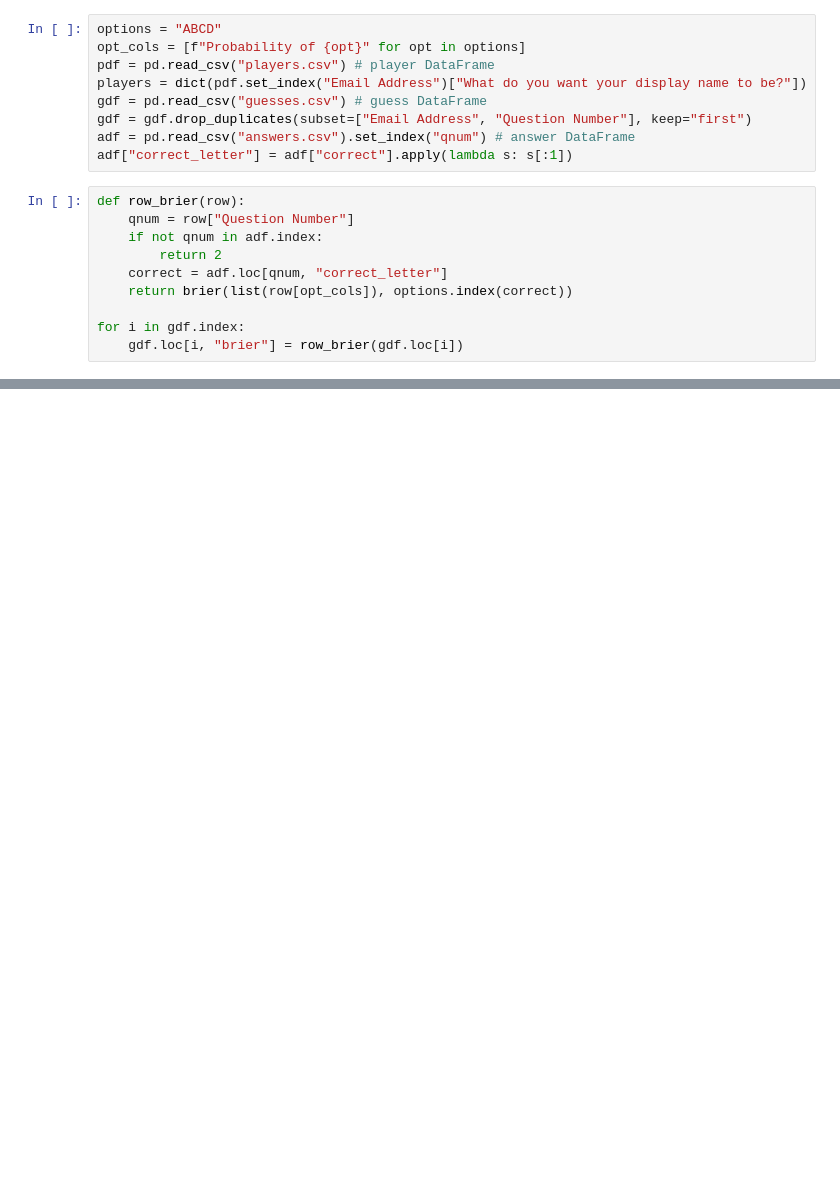
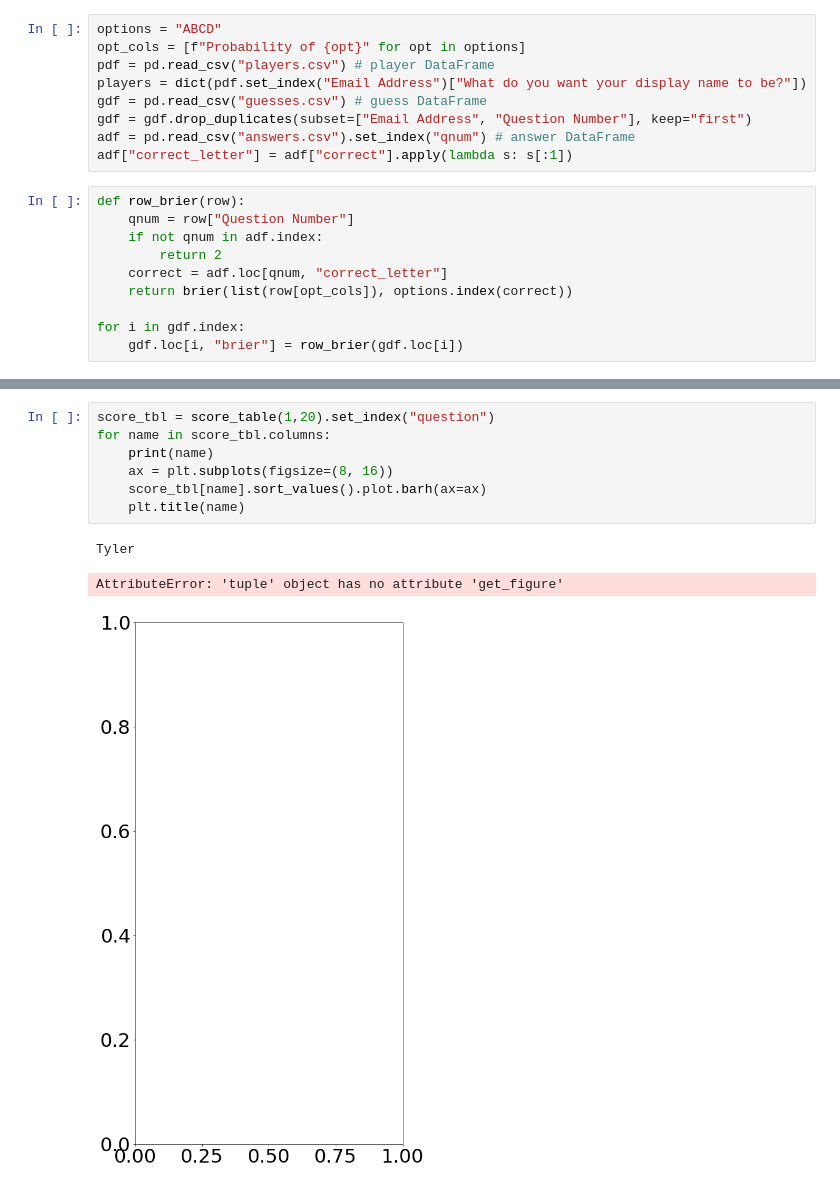
Before and after one commit to wisc-ds-projects/wisc-ds-projects.github.io, a Jupyter notebook: f20/trivia/score.ipynb, the cells around one changed output, grey strips where cells are left out. Drawn from its saved outputs; the diff is of its cells as text; blank space fills up the shorter version.

```diff
--- a/f20/trivia/score.ipynb
+++ b/f20/trivia/score.ipynb
@@ -84,0 +133,11 @@ scores.set_index("question").mean(axis=1).sort_values().plot.barh(figsize=(8, 16
+# %%
+score_tbl = score_table(1,20).set_index("question")
+for name in score_tbl.columns:
+    print(name)
+    ax = plt.subplots(figsize=(8, 16))
+    score_tbl[name].sort_values().plot.barh(ax=ax)
+    plt.title(name)
+# %% [output]
+Tyler
+AttributeError: 'tuple' object has no attribute 'get_figure'
+[figure, added]
```
Also changed, not shown: parts of 4 cells of this notebook, 4 other files.
